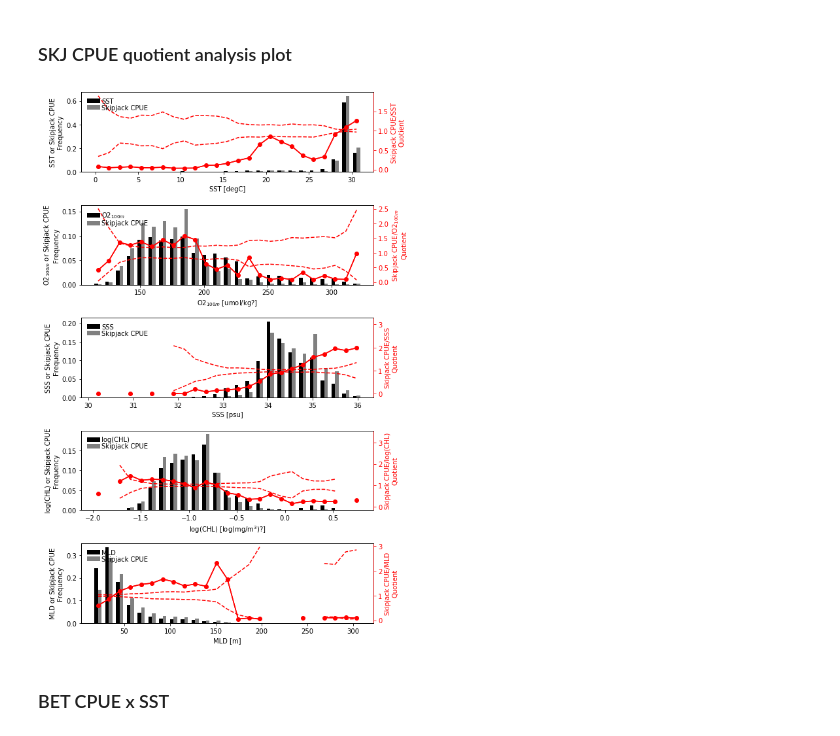
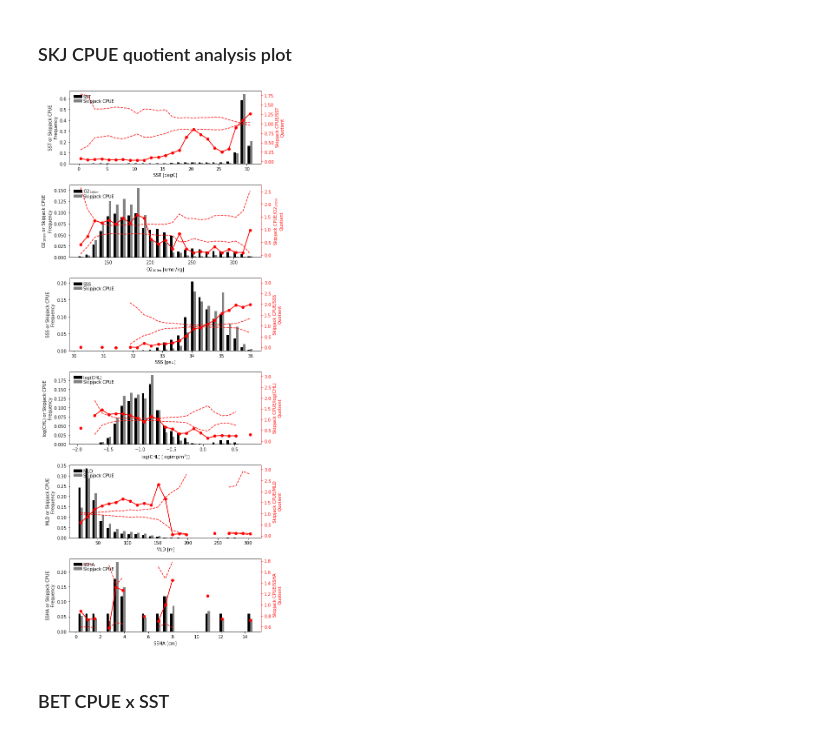
Before and after one commit to shirleyswirley/skipjack-bigeye-separation, a Jupyter notebook: python/wcpfc_question34.ipynb, the cells around one changed output. Drawn from its saved outputs; the diff is of its cells as text; code cells hidden in the pictures.

Commit message:
completing two species quotient analysis

```diff
--- a/python/wcpfc_question34.ipynb
+++ b/python/wcpfc_question34.ipynb
@@ -235,44 +265,53 @@ iv_mldskjcp, binedges_mldskjcp, bincenters_mldskjcp, ivcounts_mldskjcp, \
 # %% [markdown]
 ### SKJ CPUE quotient analysis plot
 # %%
-ivunitsall = ['degC','umol/kg?','psu','log(mg/m$^3$)?','m']
-ivnicenamesall = ['SST','O$2_{100m}$','SSS','log(CHL)','MLD']
-dvnicenamesall = ['Skipjack CPUE','Skipjack CPUE','Skipjack CPUE','Skipjack CPUE','Skipjack CPUE']
-ivall = [iv_sstskjcp, iv_o2100skjcp, iv_sssskjcp, iv_logchlskjcp, iv_mldskjcp]
-binedgesall = [binedges_sstskjcp, binedges_o2100skjcp, binedges_sssskjcp, binedges_logchlskjcp, binedges_mldskjcp]
-bincentersall = [bincenters_sstskjcp, bincenters_o2100skjcp, bincenters_sssskjcp, bincenters_logchlskjcp, bincenters_mldskjcp]
-ivcountsall = [ivcounts_sstskjcp, ivcounts_o2100skjcp, ivcounts_sssskjcp, ivcounts_logchlskjcp, ivcounts_mldskjcp]
-dvcountsall = [dvcounts_sstskjcp, dvcounts_o2100skjcp, dvcounts_sssskjcp, dvcounts_logchlskjcp, dvcounts_mldskjcp]
-dvquotall = [dvquot_sstskjcp, dvquot_o2100skjcp, dvquot_sssskjcp, dvquot_logchlskjcp, dvquot_mldskjcp]
-qlimsreplaceTall = [qlimsreplaceT_sstskjcp, qlimsreplaceT_o2100skjcp, qlimsreplaceT_sssskjcp, qlimsreplaceT_logchlskjcp, qlimsreplaceT_mldskjcp]
-qlimsreplaceFall = [qlimsreplaceF_sstskjcp, qlimsreplaceF_o2100skjcp, qlimsreplaceF_sssskjcp, qlimsreplaceF_logchlskjcp, qlimsreplaceF_mldskjcp]
+ivunitsall = ['degC','umol/kg','psu','log(mg/m$^3$)','m','cm']
+ivnicenamesall = ['SST','O$2_{100m}$','SSS','log(CHL)','MLD','SSHA']
+dvnicenamesall = ['Skipjack CPUE','Skipjack CPUE','Skipjack CPUE',
+                  'Skipjack CPUE','Skipjack CPUE','Skipjack CPUE']
+ivall = [iv_sstskjcp, iv_o2100skjcp, iv_sssskjcp,
+         iv_logchlskjcp, iv_mldskjcp, iv_sshaskjcp]
+binedgesall = [binedges_sstskjcp, binedges_o2100skjcp, binedges_sssskjcp,
+               binedges_logchlskjcp, binedges_mldskjcp, binedges_sshaskjcp]
+bincentersall = [bincenters_sstskjcp, bincenters_o2100skjcp, bincenters_sssskjcp,
+                 bincenters_logchlskjcp, bincenters_mldskjcp, bincenters_sshaskjcp]
+ivcountsall = [ivcounts_sstskjcp, ivcounts_o2100skjcp, ivcounts_sssskjcp,
+               ivcounts_logchlskjcp, ivcounts_mldskjcp, ivcounts_sshaskjcp]
+dvcountsall = [dvcounts_sstskjcp, dvcounts_o2100skjcp, dvcounts_sssskjcp,
+               dvcounts_logchlskjcp, dvcounts_mldskjcp, dvcounts_sshaskjcp]
+dvquotall = [dvquot_sstskjcp, dvquot_o2100skjcp, dvquot_sssskjcp,
+             dvquot_logchlskjcp, dvquot_mldskjcp, dvquot_sshaskjcp]
+qlimsreplaceTall = [qlimsreplaceT_sstskjcp, qlimsreplaceT_o2100skjcp, qlimsreplaceT_sssskjcp,
+                    qlimsreplaceT_logchlskjcp, qlimsreplaceT_mldskjcp, qlimsreplaceT_sshaskjcp]
+qlimsreplaceFall = [qlimsreplaceF_sstskjcp, qlimsreplaceF_o2100skjcp, qlimsreplaceF_sssskjcp,
+                    qlimsreplaceF_logchlskjcp, qlimsreplaceF_mldskjcp, qlimsreplaceF_sshaskjcp]
 # %%
 plotbarorhist='bar'; plotlegend=1;
 plotqlimsreplaceT=1; plotqlimsreplaceF=0
-nrows=5; ncols=1
-fig,axes = plt.subplots(nrows=nrows, ncols=ncols, figsize=(8,12))
+nrows=6; ncols=1
+fig,axes = plt.subplots(nrows=nrows, ncols=ncols, figsize=(8,18))
 isp = 0 # subplot index
 for yax in range(0,nrows):
     for xax in range(0,ncols):
         ivunits = ivunitsall[isp]
         ivnicename = ivnicenamesall[isp]; dvnicename = dvnicenamesall[isp]
         iv = ivall[isp]
         binedges = binedgesall[isp]; bincenters = bincentersall[isp]
         ivcounts = ivcountsall[isp]; dvcounts = dvcountsall[isp]
         dvquot = dvquotall[isp]
         qlimsreplaceT = qlimsreplaceTall[isp]; qlimsreplaceF = qlimsreplaceFall[isp]
         if ncols>1 and nrows>1:
             ax = axes[yax][xax]
         elif ncols==1 and nrows>1:
             ax = axes[yax]
         elif ncols>1 and nrows==1:
             ax = axes[xax]
         exec(open("plot_qa.py").read())
         isp = isp+1
 fig.tight_layout()
-#fig.savefig(figpath + 'question3b_skjcpue_quotientanalysis.png', bbox_inches='tight', pad_inches = 0, dpi = 200)
+fig.savefig(figpath + 'question3b_skjcpue_quotientanalysis.png', bbox_inches='tight', pad_inches = 0, dpi = 200)
 # %% [output]
-[figure, old version]
+[figure, new version]
 # %% [markdown]
 ### BET CPUE x SST
 # %%
```
Also changed, not shown: parts of 20 cells of this notebook.
